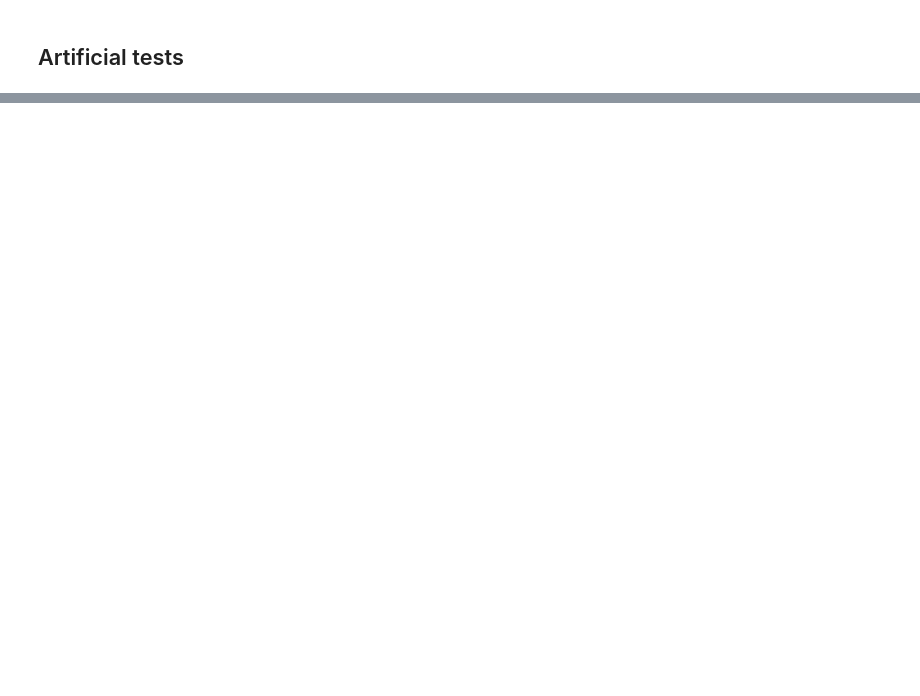
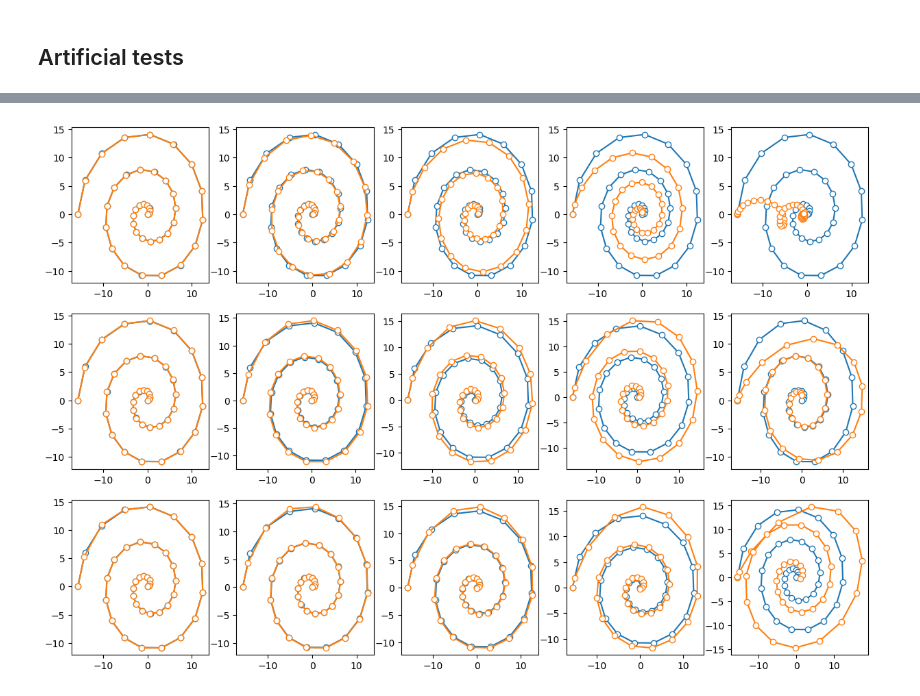
Before and after one commit to markoMedved/Advanced-methods-in-computer-vision-assignments, a Jupyter notebook: Advanced-tracking/Kalman_filter.ipynb, the cells around one changed output, grey strips where cells are left out. Saved outputs shown, nothing was run; the diff lists cells and outputs as text; code cells hidden in the pictures; blank space fills up the shorter version.

```diff
--- a/Advanced-tracking/Kalman_filter.ipynb
+++ b/Advanced-tracking/Kalman_filter.ipynb
@@ -61,9 +96,8 @@ def test_kalman(x,y, A, C, Q_i, R_i):
     sx[0] = x[0]
     sy[0] = y[0]
 
-    state = np.zeros((A.shape[0]), dtype=np.float32)
+    state = np.zeros((A.shape[0]), dtype=np.float32).flatten()
     state[0] = x[0]
-    state[1] = y[0]
     covariance = np.eye(A.shape[0],  dtype=np.float32)
 
     for j in range(1, x.size):
@@ -72,3 +106,5 @@ def test_kalman(x,y, A, C, Q_i, R_i):
                                                ,np.reshape(state, (-1,1)), covariance)
         sx[j] = state[0]
         sy[j] = state[1]
+
+    return sx,sy
@@ -81,0 +111,52 @@ Fi_NCV_np, Q_NCV_np,
+# %%
+# Subplot with different params
+T = 1
+fig, ax = plt.subplots(3, 5, figsize=(15,10))
+for i,( q, r) in enumerate(zip([100,5,1,1,1], [1,1,1,5,100])):
+    # RANDOM WALK
+    Fi_RW_np = Fi_RW.evalf(subs={T_RW:T, q_RW:q})
+    Fi_RW_np = np.array(Fi_RW_np.tolist(), dtype=float)
+
+    Q_RW_np = Q_RW.evalf(subs={T_RW:T, q_RW: q})
+    Q_RW_np = np.array(Q_RW_np.tolist(), dtype=float)
+
+    H_np = np.array(H_RW.tolist(), dtype=float)
+
+    R = r * np.array([[1,0], [0,1]])
+    sx,sy = test_kalman(x,y,Fi_RW_np, H_np, Q_RW_np, R)
+
+    ax[0,i].plot(x,y, marker='o', markerfacecolor="white")
+    ax[0,i].plot(sx,sy, marker='o', markerfacecolor="white")
+    ax[0,i].
+
+    # NEARLY CONSTANT VELOCITY
+    Fi_NCV_np = Fi_NCV.evalf(subs={T_NCV:T, q_NCV:q})
+    Fi_NCV_np = np.array(Fi_NCV_np.tolist(), dtype=float)
+
+    Q_NCV_np = Q_NCV.evalf(subs={T_NCV:T, q_NCV: q})
+    Q_NCV_np = np.array(Q_NCV_np.tolist(), dtype=float)
+
+    H_np = np.array(H_NCV.tolist(), dtype=float)
+
+    R = r * np.array([[1,0], [0,1]])
+    sx,sy = test_kalman(x,y,Fi_NCV_np, H_np, Q_NCV_np, R)
+
+    ax[1,i].plot(x,y, marker='o', markerfacecolor="white")
+    ax[1,i].plot(sx,sy, marker='o', markerfacecolor="white")
+
+    # NEARLY CONSTANT ACCELERATION
+    Fi_NCA_np = Fi_NCA.evalf(subs={T_NCA:T, q_NCA:q})
+    Fi_NCA_np = np.array(Fi_NCA_np.tolist(), dtype=float)
+
+    Q_NCA_np = Q_NCA.evalf(subs={T_NCA:T, q_NCA: q})
+    Q_NCA_np = np.array(Q_NCA_np.tolist(), dtype=float)
+
+    H_np = np.array(H_NCA.tolist(), dtype=float)
+
+    R = r * np.array([[1,0], [0,1]])
+    sx,sy = test_kalman(x,y,Fi_NCA_np, H_np, Q_NCA_np, R)
+
+    ax[2,i].plot(x,y, marker='o', markerfacecolor="white")
+    ax[2,i].plot(sx,sy, marker='o', markerfacecolor="white")
+# %% [output]
+[figure, added]
```
Also changed, not shown: parts of 10 cells of this notebook, 9 other files.
